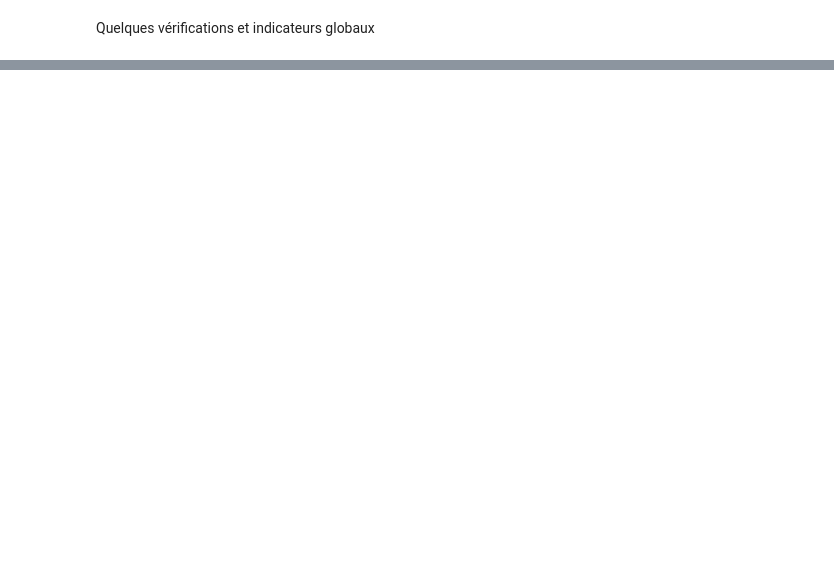
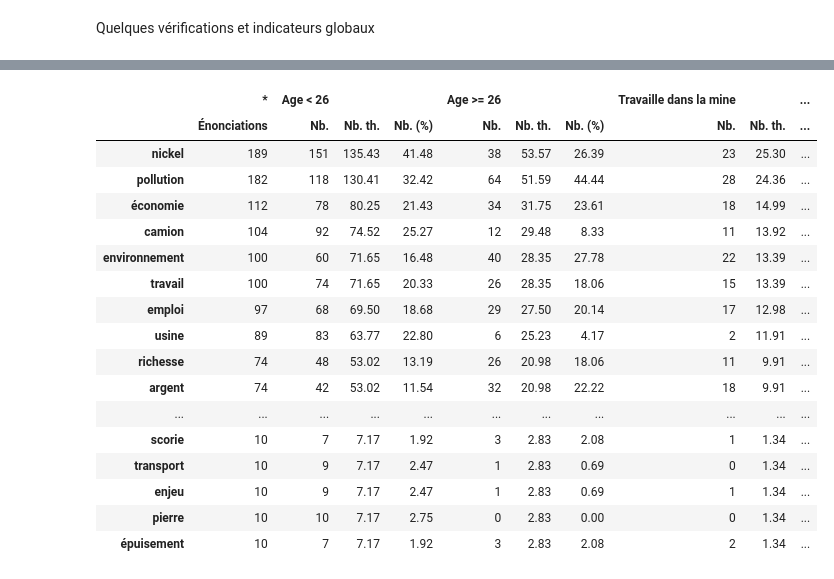
Before and after one commit to romulusFR/cnrt_cartes_cog, a Jupyter notebook: cogmaps_v2/exploration.ipynb, the cells around one changed output, grey strips where cells are left out. Cells and saved outputs as stored; diff of their text form; code cells hidden in the pictures; blank space fills up the shorter version.

```diff
--- a/cogmaps_v2/exploration.ipynb
+++ b/cogmaps_v2/exploration.ipynb
@@ -93,0 +143,20 @@ max([len(val) for idx, val in dict_mine.items()])
+# %%
+def get_cogmaps(df, cols):
+    return {
+        idx: [val.lower().strip() for val in vals.dropna().tolist()]
+        for idx, vals in df[cols].astype("string").iterrows()
+    }
+
+
+dict_mine = get_cogmaps(df_complete, cols_mine)
+dict_futur = get_cogmaps(df_complete, cols_futur)
+
+# display(dict_mine)
+
+for dic, lbl in ((dict_mine, LABEL_MINE), (dict_futur, LABEL_FUTUR)):
+    print(f"Cartes '{lbl}'")
+    print(f"\tplus longue cartes {max(len(val) for val in dic.values())}")
+    print(f"\tlongueur moyenne des cartes {fmean(len(val) for val in dic.values()):.2f}")
+    print(f"\tnombre total de mots énoncés {sum(len(val) for val in dic.values())}")
+    print(f"\tnombre de mots énoncés différents {len(set(v for val in dic.values() for v in val))}")
+    print()
@@ -170,0 +302,43 @@ Counter(get_n_words(0)).most_common(20)
+# %%
+LABEL_TOTAL = "Énonciations"
+all_words = Counter(w for l in dict_mine.values() for w in l)
+df_population = pd.DataFrame(index=list(all_words.keys()))
+df_population[("*", LABEL_TOTAL)] = all_words.values()
+df_population.sort_values(("*", LABEL_TOTAL), key=op.neg, inplace=True)
+
+CLEF_NB = "Nb."
+
+
+def add_population(filtre, name):
+    cg = get_cogmaps(df_mine[filtre], cols_mine)
+    c = Counter(w for l in cg.values() for w in l)
+    print(f"Ajout de la colonne '{name}', {len(cg)} répondants, {c.total()} énonciations")
+
+    df_population[(name, CLEF_NB)] = pd.Series(c)
+    df_population[(name, CLEF_NB)].fillna(0, inplace=True)
+    df_population[(name, CLEF_NB)] = df_population[(name, CLEF_NB)].astype(int)
+    # df_population[f"{name} (% des mots)"] = round(100 * pd.Series(c) / c.total(),2)
+    # ici en % ** des répondants**
+    df_population[(name, "Nb. th.")] = round(df_population[("*", LABEL_TOTAL)] * len(cg) / len(df_mine), 2)
+    df_population[(name, "Nb. (%)")] = round(100 * pd.Series(c) / len(cg), 2)
+
+
+moins_de_26_ans = df_resp["Question 12"] < 26
+add_population(moins_de_26_ans, "Age < 26")
+add_population(~moins_de_26_ans, "Age >= 26")
+
+travaille_dans_la_mine = df_resp["Question 1"] == "Oui"
+add_population(travaille_dans_la_mine, "Travaille dans la mine")
+add_population(~travaille_dans_la_mine, "Ne travaille PAS dans la mine")
+
+famille_dans_la_mine = df_resp["Question 4"] == "Oui"
+add_population(famille_dans_la_mine, "Famille dans la mine")
+add_population(~famille_dans_la_mine, "PAS de famille dans la mine")
+
+
+df_population.fillna(0.0, inplace=True)
+df_population.columns = pd.MultiIndex.from_tuples(df_population.columns)
+
+THRESHOLD = 10
+display(df_population[df_population[("*", LABEL_TOTAL)] >= THRESHOLD])
+# %% [output]
@@ -170,0 +351,18 @@ Counter(get_n_words(0)).most_common(20)
+|  | * | Age < 26 |  |  | Age >= 26 |  |  | Travaille dans la mine |  | ... |
+|  | Énonciations | Nb. | Nb. th. | Nb. (%) | Nb. | Nb. th. | Nb. (%) | Nb. | Nb. th. | ... |
+| nickel | 189 | 151 | 135.43 | 41.48 | 38 | 53.57 | 26.39 | 23 | 25.30 | ... |
+| pollution | 182 | 118 | 130.41 | 32.42 | 64 | 51.59 | 44.44 | 28 | 24.36 | ... |
+| économie | 112 | 78 | 80.25 | 21.43 | 34 | 31.75 | 23.61 | 18 | 14.99 | ... |
+| camion | 104 | 92 | 74.52 | 25.27 | 12 | 29.48 | 8.33 | 11 | 13.92 | ... |
+| environnement | 100 | 60 | 71.65 | 16.48 | 40 | 28.35 | 27.78 | 22 | 13.39 | ... |
+| travail | 100 | 74 | 71.65 | 20.33 | 26 | 28.35 | 18.06 | 15 | 13.39 | ... |
+| emploi | 97 | 68 | 69.50 | 18.68 | 29 | 27.50 | 20.14 | 17 | 12.98 | ... |
+| usine | 89 | 83 | 63.77 | 22.80 | 6 | 25.23 | 4.17 | 2 | 11.91 | ... |
+| richesse | 74 | 48 | 53.02 | 13.19 | 26 | 20.98 | 18.06 | 11 | 9.91 | ... |
+| argent | 74 | 42 | 53.02 | 11.54 | 32 | 20.98 | 22.22 | 18 | 9.91 | ... |
+| ... | ... | ... | ... | ... | ... | ... | ... | ... | ... | ... |
+| scorie | 10 | 7 | 7.17 | 1.92 | 3 | 2.83 | 2.08 | 1 | 1.34 | ... |
+| transport | 10 | 9 | 7.17 | 2.47 | 1 | 2.83 | 0.69 | 0 | 1.34 | ... |
+| enjeu | 10 | 9 | 7.17 | 2.47 | 1 | 2.83 | 0.69 | 1 | 1.34 | ... |
+| pierre | 10 | 10 | 7.17 | 2.75 | 0 | 2.83 | 0.00 | 0 | 1.34 | ... |
+| épuisement | 10 | 7 | 7.17 | 1.92 | 3 | 2.83 | 2.08 | 2 | 1.34 | ... |
```
Also changed, not shown: parts of 26 cells of this notebook, 1 other file.
